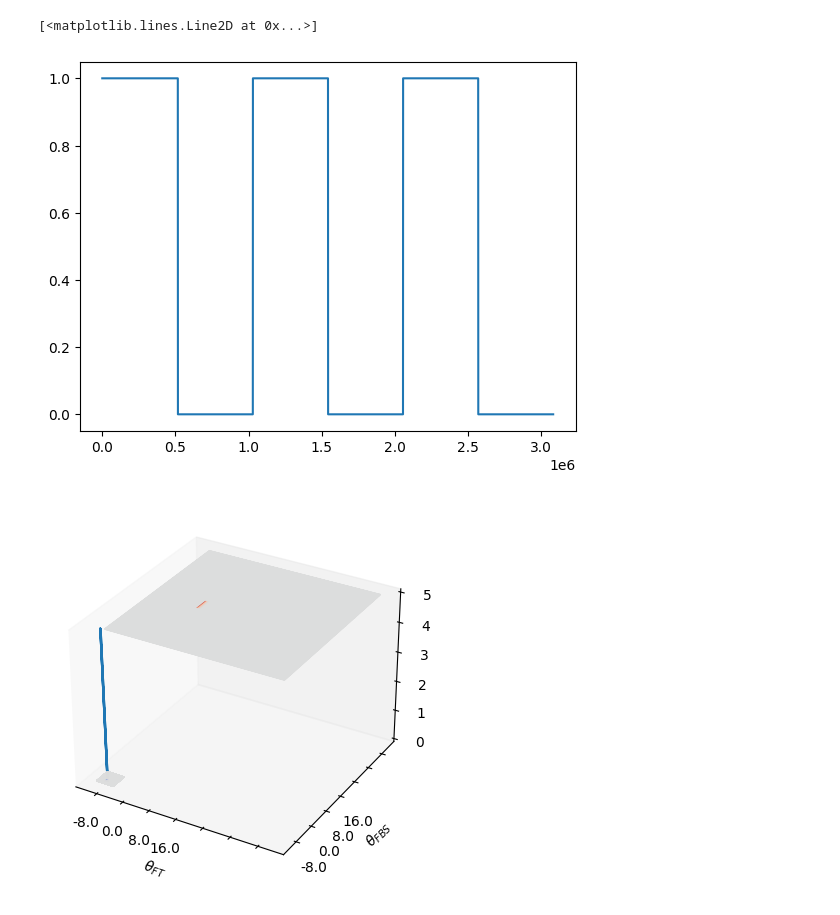
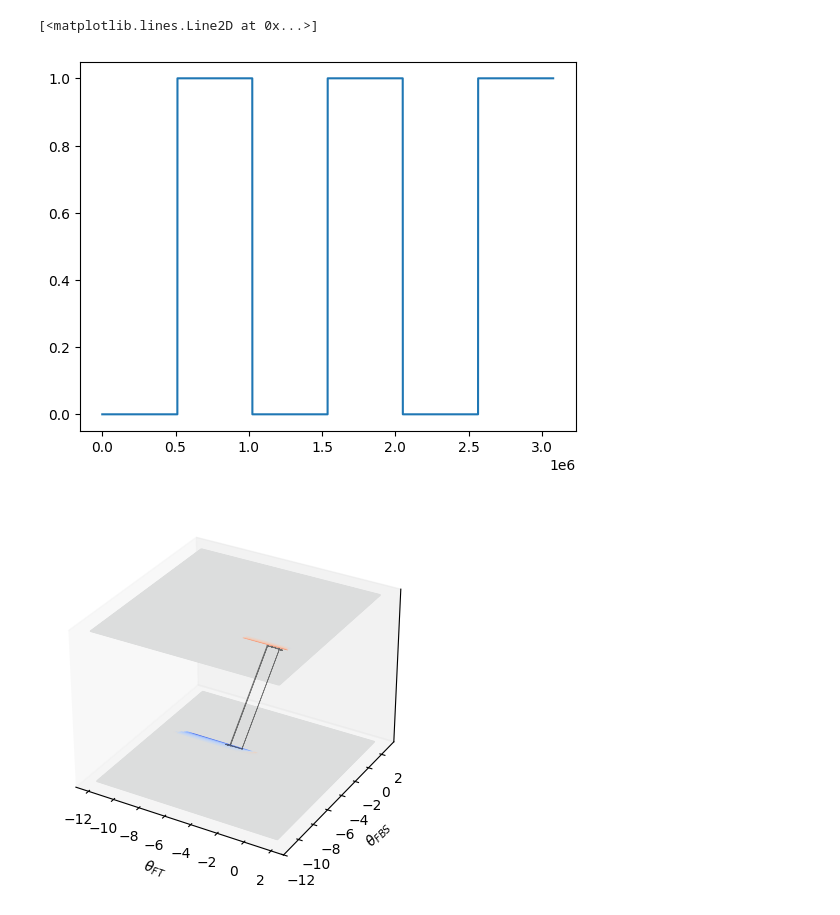
Before and after one commit to ljstolting/homeostasis-of-flexible-behavior, a Jupyter notebook: viz_planes.ipynb, the cells around one changed output. Drawn from its saved outputs; the diff is of its cells as text; code cells hidden in the pictures.

```diff
--- a/viz_planes.ipynb
+++ b/viz_planes.ipynb
@@ -8,8 +20,8 @@ res = np.arange(-16,16.01,0.1)
 # %%
-velocities_fw = np.loadtxt('./Forward Walkers/3/vel.dat').reshape((len(res),len(res)))
-plt.pcolormesh(res,res,velocities_fw,cmap='coolwarm_r',vmin=-.627,vmax=.627)
+velocities_fw = np.loadtxt('./Forward Walkers/20/vel.dat').reshape((len(res),len(res))).swapaxes(0,1)
+plt.pcolormesh(resx,resy,velocities_fw[ylb_idx:yub_idx,xlb_idx:xub_idx],cmap='coolwarm_r',vmin=-.627,vmax=.627)
 plt.title('Forward Walking Velocities')
-plt.xticks(res.round(2)[::40])
-plt.yticks(res.round(2)[::40])
+plt.xticks(resx.round(2)[::40])
+plt.yticks(resy.round(2)[::40])
 plt.show()
 # %% [output]
@@ -17,8 +29,9 @@ plt.show()
 # %%
-velocities_bw = np.loadtxt('./Backward Walkers/38/vel.dat').reshape((len(res),len(res)))
-plt.pcolormesh(res,res,velocities_bw,cmap='coolwarm_r',vmin=-.627,vmax=.627)
+velocities_bw = np.loadtxt('./Backward Walkers/26/vel.dat').reshape((len(res),len(res))).swapaxes(0,1)
+plt.pcolormesh(resx,resy,velocities_bw[ylb_idx:yub_idx,xlb_idx:xub_idx],cmap='coolwarm_r',vmin=-.627,vmax=.627)
 plt.title('Backward Walking Velocities')
-plt.xticks(res.round(2)[::40])
-plt.yticks(res.round(2)[::40])
+plt.xticks(resx.round(2)[::40])
+plt.yticks(resy.round(2)[::40])
+plt.colorbar()
 plt.show()
 # %% [output]
@@ -116,10 +137,10 @@ paramseries = np.loadtxt('./neuralparameters.dat')
 # %%
-modulated = np.ones_like(paramseries[:,0])
-modulated[np.where(paramseries[:,0]>-4.5)[0]]=0
+modulated = np.zeros_like(paramseries[:,0])
+modulated[np.where(paramseries[:,0]>-4.5)[0]]=1
 plt.plot(modulated)
 # %% [output]
 [<matplotlib.lines.Line2D at 0x...>]
-[figure, old version]
+[figure, new version]
 # %%
 # plt.plot(paramseries[:,0],paramseries[:,1])
 new_paramseries = np.zeros((len(paramseries),3))
@@ -128,18 +149,19 @@ new_paramseries[:,-1] = modulated*5
 # %%
 fig = plt.figure()
 ax = fig.add_subplot(projection='3d')
-ax.set(xlabel=r'$\theta_{FT}$', ylabel=r'$\theta_{FBS}$', zlabel="")
-# ax.set(xlim3d=[-16,16],ylim3d=[-16,16],zlim3d=[0,5])
-ax.set(xticks=res,yticks=res,zticks=[])
-ax.set(xticklabels=np.arange(-16,16.01,8),yticklabels=np.arange(-16,16.01,8))
+ax.set(xlabel=r'$\theta_{FT}$', ylabel=r'$\theta_{FBS}$', zlabel='Modulation')
+ax.set(zticks=[])
+# ax.set(xticks=np.arange(-16,16.01,8),yticks=np.arange(-16,16.01,8),zticks=[])
+# ax.set(xticklabels=np.arange(-16,16.01,8),yticklabels=np.arange(-16,16.01,8))
 ax.grid(False)
+# ax.set(xlim3d=[-8,8],ylim3d=[-12,4],zlim3d=[0,5])
 
 norm = Normalize(vmin=-0.627,vmax=0.627)
 
-imshow3d(ax,velocities_fw,x=res,y=res ,cmap='coolwarm_r',norm=norm)
-imshow3d(ax,velocities_bw,cmap='coolwarm_r',norm=norm,pos=5)
-ax.plot3D(new_paramseries[:,0],new_paramseries[:,1],new_paramseries[:,2])
+imshow3d(ax,velocities_fw[ylb_idx:yub_idx,xlb_idx:xub_idx],x=resx,y=resy ,cmap='coolwarm_r',norm=norm)
+imshow3d(ax,velocities_bw[ylb_idx:yub_idx,xlb_idx:xub_idx],x=resx,y=resy, cmap='coolwarm_r',norm=norm,pos=5)
+ax.plot3D(new_paramseries[:,0],new_paramseries[:,1],new_paramseries[:,2],zorder=100,color='k',alpha=.5,linewidth=.5)
 
 plt.show()
 # %% [output]
-[figure, old version]
+[figure, new version]
```
Also changed, not shown: parts of 19 cells of this notebook, 22 other files.
